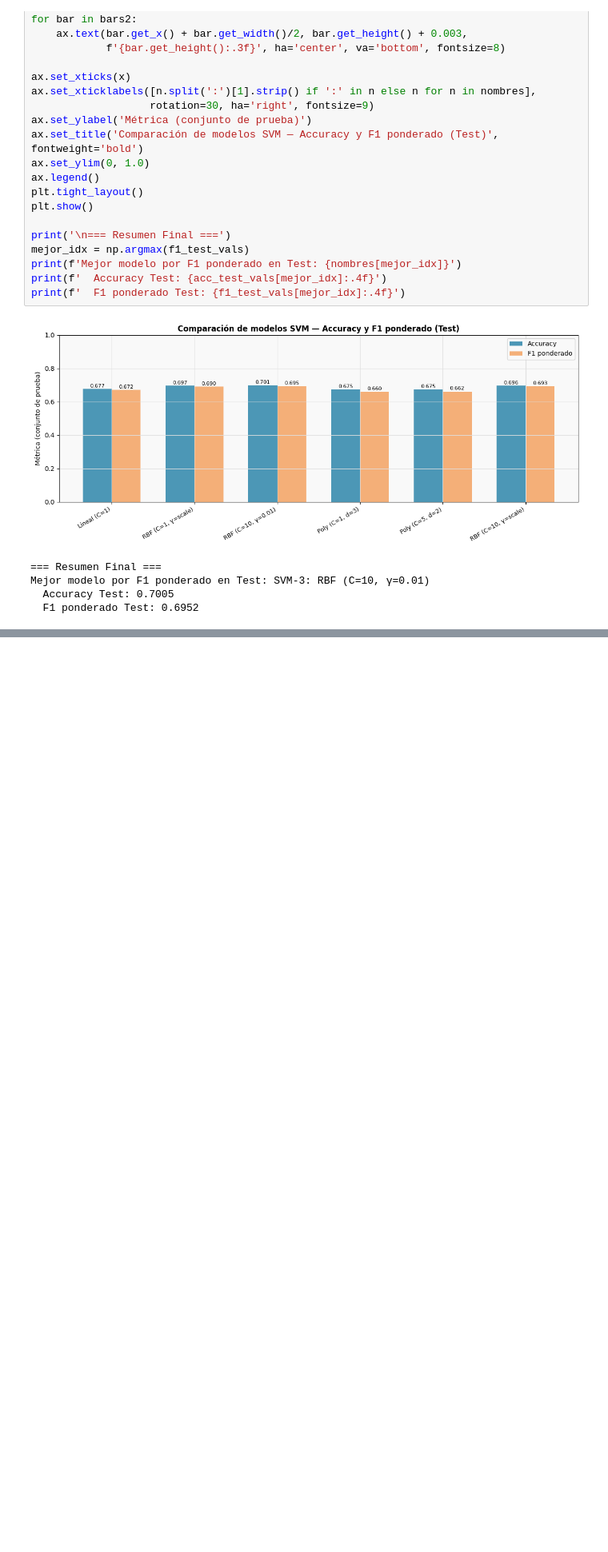
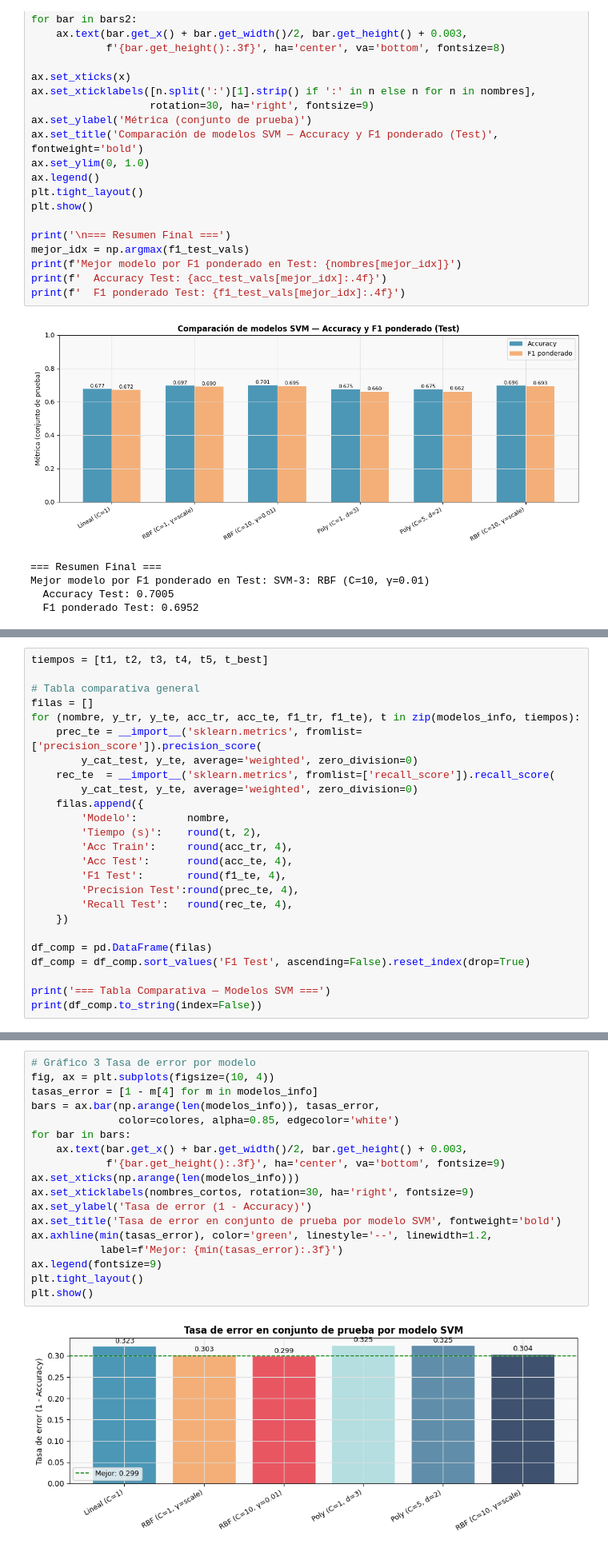
Before and after one commit to Zacatac23/Lab8-Mineria, a Jupyter notebook: mod/Lab8_SVM.ipynb, the cells around one changed output, grey strips where cells are left out. Shown at 80% size. Drawn from its saved outputs; the diff is of its cells as text; blank space fills up the shorter version.

```diff
--- a/mod/Lab8_SVM.ipynb
+++ b/mod/Lab8_SVM.ipynb
@@ -726,0 +730,25 @@ Mejor modelo por F1 ponderado en Test: SVM-3: RBF (C=10, γ=0.01)
+# %%
+tiempos = [t1, t2, t3, t4, t5, t_best]
+
+# Tabla comparativa general
+filas = []
+for (nombre, y_tr, y_te, acc_tr, acc_te, f1_tr, f1_te), t in zip(modelos_info, tiempos):
+    prec_te = __import__('sklearn.metrics', fromlist=['precision_score']).precision_score(
+        y_cat_test, y_te, average='weighted', zero_division=0)
+    rec_te  = __import__('sklearn.metrics', fromlist=['recall_score']).recall_score(
+        y_cat_test, y_te, average='weighted', zero_division=0)
+    filas.append({
+        'Modelo':        nombre,
+        'Tiempo (s)':    round(t, 2),
+        'Acc Train':     round(acc_tr, 4),
+        'Acc Test':      round(acc_te, 4),
+        'F1 Test':       round(f1_te, 4),
+        'Precision Test':round(prec_te, 4),
+        'Recall Test':   round(rec_te, 4),
+    })
+
+df_comp = pd.DataFrame(filas)
+df_comp = df_comp.sort_values('F1 Test', ascending=False).reset_index(drop=True)
+
+print('=== Tabla Comparativa — Modelos SVM ===')
+print(df_comp.to_string(index=False))
@@ -726,0 +861,20 @@ Mejor modelo por F1 ponderado en Test: SVM-3: RBF (C=10, γ=0.01)
+# %%
+# Gráfico 3 Tasa de error por modelo
+fig, ax = plt.subplots(figsize=(10, 4))
+tasas_error = [1 - m[4] for m in modelos_info]
+bars = ax.bar(np.arange(len(modelos_info)), tasas_error,
+              color=colores, alpha=0.85, edgecolor='white')
+for bar in bars:
+    ax.text(bar.get_x() + bar.get_width()/2, bar.get_height() + 0.003,
+            f'{bar.get_height():.3f}', ha='center', va='bottom', fontsize=9)
+ax.set_xticks(np.arange(len(modelos_info)))
+ax.set_xticklabels(nombres_cortos, rotation=30, ha='right', fontsize=9)
+ax.set_ylabel('Tasa de error (1 - Accuracy)')
+ax.set_title('Tasa de error en conjunto de prueba por modelo SVM', fontweight='bold')
+ax.axhline(min(tasas_error), color='green', linestyle='--', linewidth=1.2,
+           label=f'Mejor: {min(tasas_error):.3f}')
+ax.legend(fontsize=9)
+plt.tight_layout()
+plt.show()
+# %% [output]
+[figure, added]
```
Also changed, not shown: parts of 17 cells of this notebook.
